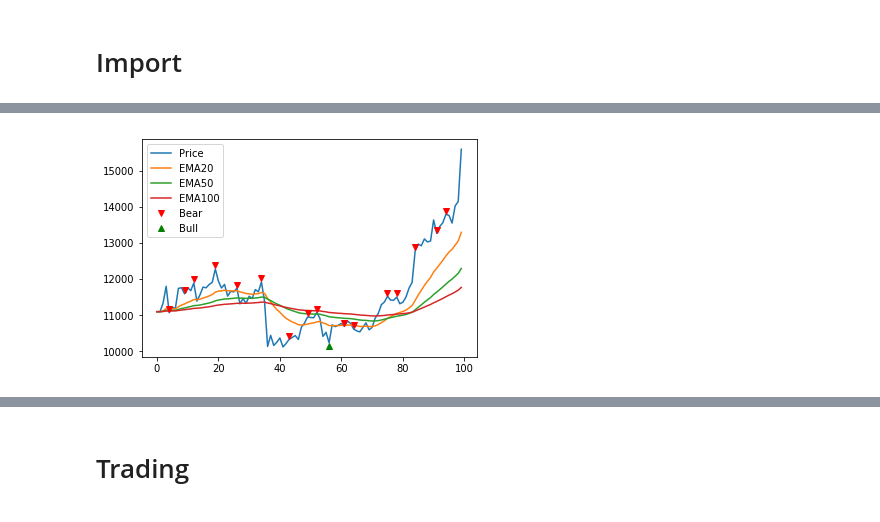
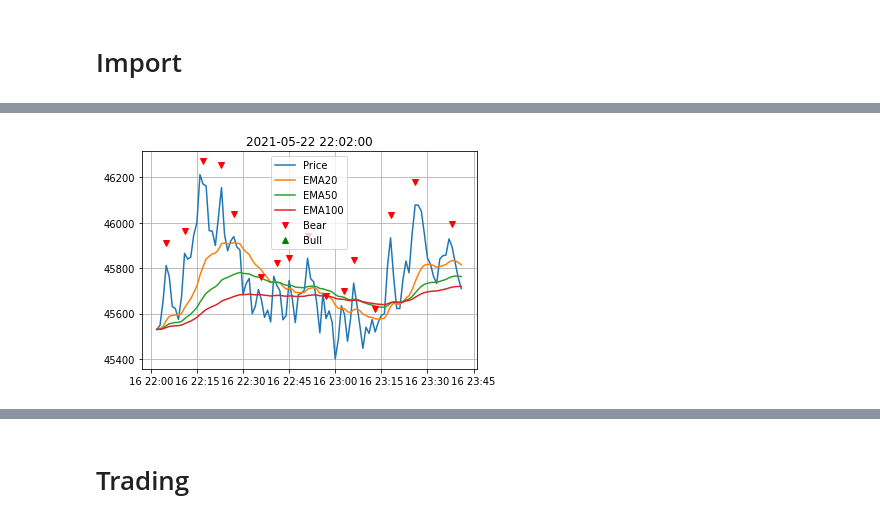
Before and after one commit to tttienthinh/GA-trading, a Jupyter notebook: Williams Fractal/1-williams test.ipynb, the cells around one changed output, grey strips where cells are left out. Saved outputs shown, nothing was run; the diff lists cells and outputs as text; code cells hidden in the pictures.

```diff
--- a/Williams Fractal/1-williams test.ipynb
+++ b/Williams Fractal/1-williams test.ipynb
@@ -10,8 +11,8 @@ import ta, pickle, json, time
 # %% [markdown]
 # Import
 # %%
-df = pd.read_csv("../data/train1d.csv")
-df = pd.read_csv("../data/test1d.csv")
+# df = pd.read_csv("../data/train.csv")
+df = pd.read_csv("../data/test.csv")
 plt.plot(df.open[:100])
 # %% [output]
 [<matplotlib.lines.Line2D at 0x...>]
@@ -41,8 +42,14 @@ def ema(df, windows=[20]):
             ta.trend.ema_indicator(close=df.close, window=x, fillna=True)
         )
     return emas
+
+def atr(df, window=14):
+    atr = ta.volatility.AverageTrueRange(high=df.high, low=df.low, close=df.close,
+                                         window=window, fillna=True)
+    return atr.average_true_range()
 # %%
 df['bear'], df['bull'] = wilFractal(df)
 df['ema20'], df['ema50'], df['ema100'] = ema(df, [20, 50, 100])
+df['atr'] = atr(df)
 df
 # %% [output]
@@ -62,11 +69,18 @@ df
 # %%
-plt.plot(df.close[:100], label='Price')
-plt.plot(df.ema20[:100], label='EMA20')
-plt.plot(df.ema50[:100], label='EMA50')
-plt.plot(df.ema100[:100], label='EMA100')
-plt.plot(np.array(range(100))[df.bear[:100]], df.close[:100][df.bear[:100]] + 100,
+date = np.array(
+    [datetime.datetime.strptime(df.timestamp[i], '%Y-%m-%d %H:%M:%S')
+     for i in range(len(df[:100]))]
+)
+
+plt.plot(date, df.close[:100], label='Price')
+plt.plot(date, df.ema20[:100], label='EMA20')
+plt.plot(date, df.ema50[:100], label='EMA50')
+plt.plot(date, df.ema100[:100], label='EMA100')
+plt.plot(date[df.bear[:100]], df.close[:100][df.bear[:100]] + 100,
          "vr", label='Bear')
-plt.plot(np.array(range(100))[df.bull[:100]], df.close[:100][df.bull[:100]] - 100,
+plt.plot(date[df.bull[:100]], df.close[:100][df.bull[:100]] - 100,
          "^g", label='Bull')
 plt.legend()
+plt.grid()
+plt.title(df.timestamp[len(df)-1])
 # %% [output]
@@ -74 +88 @@ plt.legend()
-[figure, old version]
+[figure, new version]
```
Also changed, not shown: parts of 15 cells of this notebook, 3 other files.
